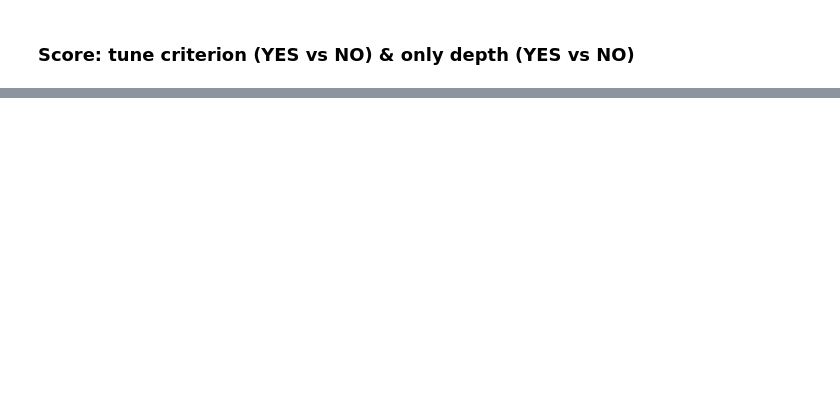
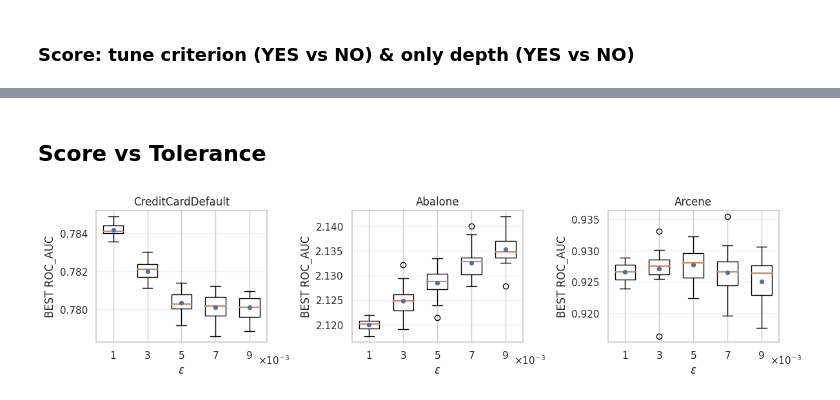
Before and after one commit to lange-am/rf_plateau_hpo, a Jupyter notebook: notebooks/paper_repro.ipynb, the cells around one changed output, grey strips where cells are left out. Saved outputs shown, nothing was run; the diff lists cells and outputs as text; code cells hidden in the pictures; blank space fills up the shorter version.

```diff
--- a/notebooks/paper_repro.ipynb
+++ b/notebooks/paper_repro.ipynb
@@ -650,0 +726,21 @@ plot_delta_boxplots(
+# %% [markdown]
+## Score vs Tolerance
+# %%
+dataset_folders_ = [
+    './credit_card_default',
+    './abalone',
+    './arcene',
+]
+
+plot_delta_boxplots(
+    dataset_folders = dataset_folders_,
+    deltas_grid = [deltas[s] for s in dataset_folders_],
+    ncols = 3,
+    min_w = 3.6,
+    min_h = 1.5,
+    titles = [datasets_uc[s.split('./')[1]] for s in dataset_folders_],
+    ylabels = ['BEST '+ metrics[d] for d in dataset_folders_],
+    wspace = 0.5,
+)
+# %% [output]
+[figure, added]
```
Also changed, not shown: parts of 34 cells of this notebook.
